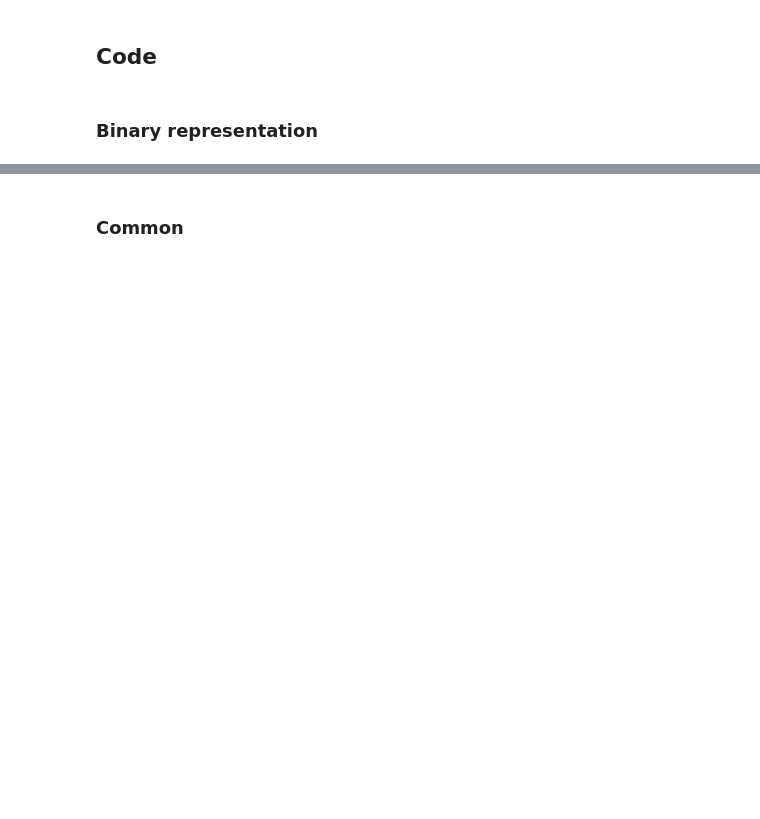
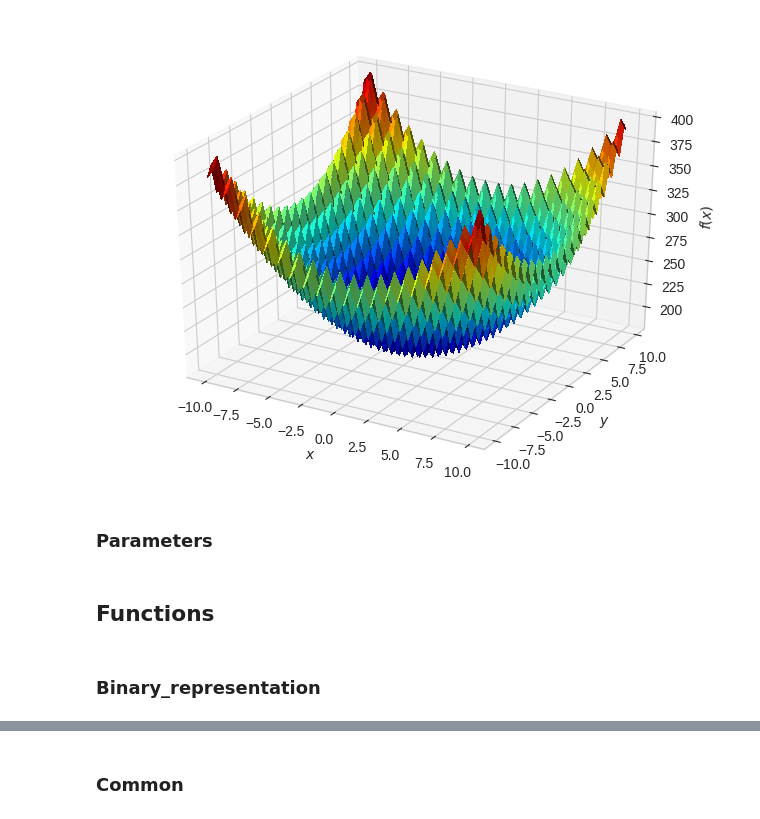
Before and after one commit to JHermosillaD/evolutionary_computation, a Jupyter notebook: JesusT3Codigo.ipynb, the cells around one changed output, grey strips where cells are left out. Drawn from its saved outputs; the diff is of its cells as text; code cells hidden in the pictures; blank space fills up the shorter version.

```diff
--- a/JesusT3Codigo.ipynb
+++ b/JesusT3Codigo.ipynb
@@ -7,3 +64,22 @@ import math
+# %%
+fig = plt.figure()
+ax = fig.gca(projection='3d')
+
+X=np.arange(-10,10,0.25)
+Y=np.arange(-10,10,0.25)
+X,Y = np.meshgrid(X,Y)
+Z = 10*10 + X**2 - 10*np.cos(2*np.pi*X) + 10*10 + Y**2 - 10*np.cos(2*np.pi*Y)
+
+surf = ax.plot_surface(X,Y,Z,linewidth=0,antialiased=False, rstride=1, cstride=1, facecolors = my_col)
+ax.set_xlabel(r'$x$')
+ax.set_ylabel(r'$y$')
+ax.set_zlabel(r'$f(x)$')
+fig.tight_layout()
+plt.show()
+# %% [output]
+[figure, added]
+# %% [markdown]
+### Parameters
 # %%
 '''Parámetros de entrada
 '''
@@ -14,5 +93,5 @@ p_mutation = 0.5 #float(input("Porcentaje de mutación: "))
 # %% [markdown]
-## Code
+## Functions
-# %% [markdown]
-### Binary representation
+# %% [markdown]
+### Binary_representation
 # %%
```
Also changed, not shown: parts of 29 cells of this notebook.
